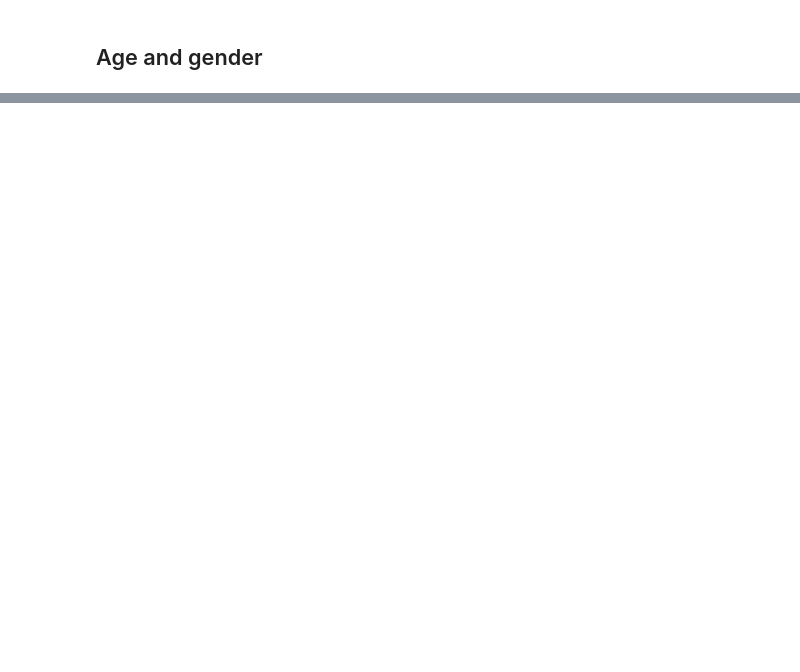
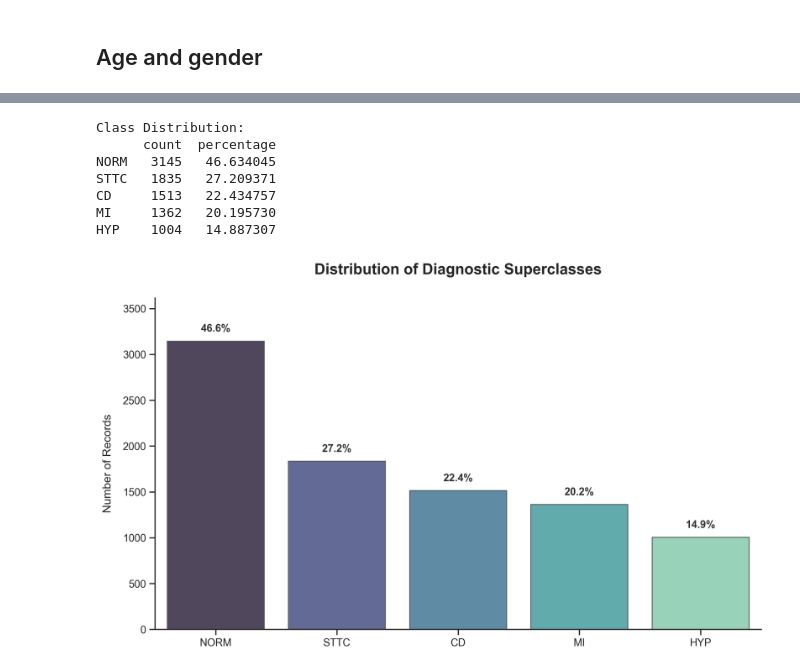
Before and after one commit to wenbo-sui/ptbxl5d, a Jupyter notebook: notebooks/01_eda_baseline.ipynb, the cells around one changed output, grey strips where cells are left out. Saved outputs shown, nothing was run; the diff lists cells and outputs as text; code cells hidden in the pictures; blank space fills up the shorter version.

```diff
--- a/notebooks/01_eda_baseline.ipynb
+++ b/notebooks/01_eda_baseline.ipynb
@@ -190,0 +212,52 @@ df
+# %%
+from collections import Counter
+
+# Extract all labels
+all_labels = [label for sublist in df_c['diagnostic_superclass'] for label in sublist]
+label_counts = Counter(all_labels)
+dist_df = pd.DataFrame.from_dict(label_counts, orient='index', columns=['count']).sort_values('count', ascending=False)
+dist_df['percentage'] = (dist_df['count'] / len(df_c)) * 100
+
+print("Class Distribution:")
+print(dist_df)
+
+# plot
+sns.set_theme(style="ticks")
+plt.figure(figsize=(10, 6))
+
+ax = sns.barplot(
+    x=dist_df.index,
+    y=dist_df['count'],
+    hue=dist_df.index,
+    palette='mako',
+    edgecolor='.3',
+    linewidth=1,
+    alpha=0.85,
+    legend=False
+)
+
+for i, (count, pct) in enumerate(zip(dist_df['count'], dist_df['percentage'])):
+    ax.text(
+        i, count + 80, f'{pct:.1f}%',
+        ha='center', va='bottom',
+        fontsize=11, fontweight='bold',
+        color='#333333'
+    )
+
+plt.title('Distribution of Diagnostic Superclasses', fontsize=16, pad=25, weight='bold')
+plt.ylabel('Number of Records', fontsize=12, labelpad=10)
+plt.xlabel('')
+sns.despine()
+plt.ylim(0, dist_df['count'].max() * 1.15)
+
+plt.tight_layout()
+plt.show()
+# %% [output]
+Class Distribution:
+      count  percentage
+NORM   3145   46.634045
+STTC   1835   27.209371
+CD     1513   22.434757
+MI     1362   20.195730
+HYP    1004   14.887307
+[figure, added]
```
Also changed, not shown: parts of 15 cells of this notebook.
